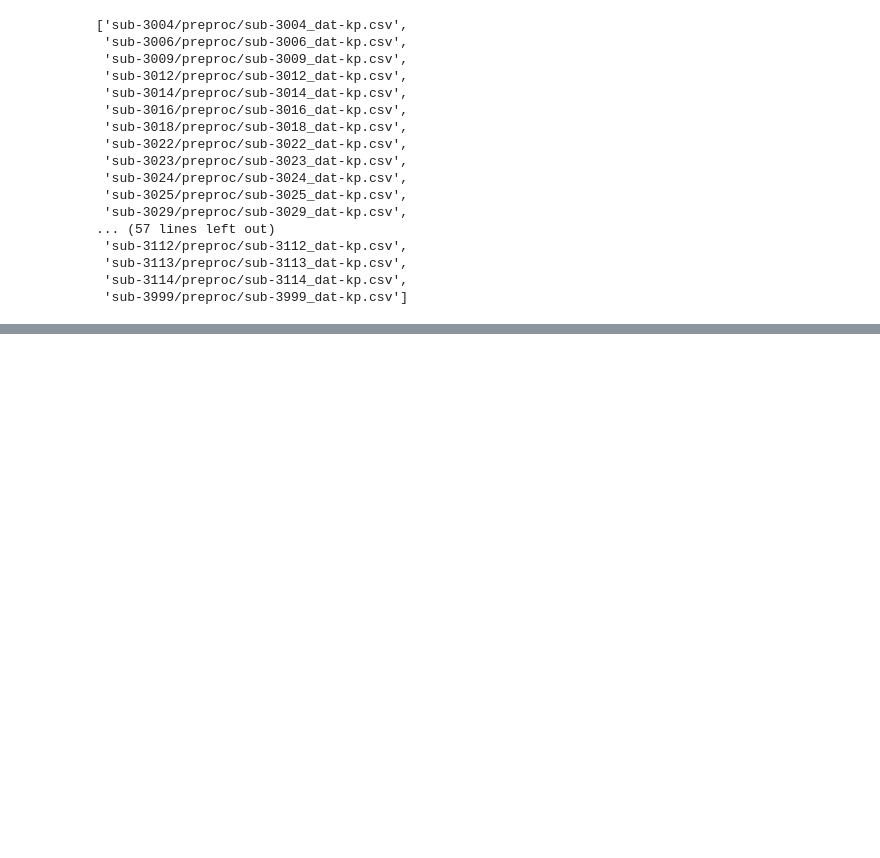
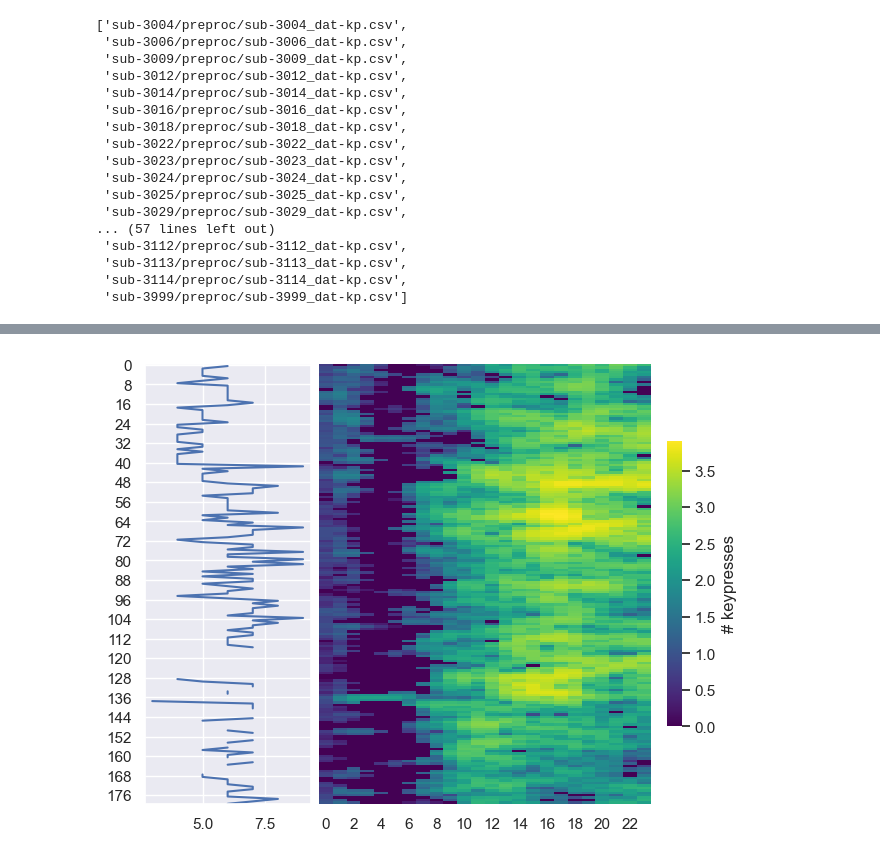
Before and after one commit to Valkje/graph-svd, a Jupyter notebook: clear3_sleep.ipynb, the cells around one changed output, grey strips where cells are left out. Saved outputs shown, nothing was run; the diff lists cells and outputs as text; code cells hidden in the pictures; blank space fills up the shorter version.

Commit message:
Add plots

```diff
--- a/clear3_sleep.ipynb
+++ b/clear3_sleep.ipynb
@@ -80,0 +90,6 @@ array([[ 2.,  0.,  0.],
+# %%
+self_reports = pd.read_csv(join(dat_dir, "clear3daily_20221205.csv"), index_col=0)
+self_reports = self_reports[['id', 'daterated', 'sleepdur_yest', 'SleepLNQuality']]
+self_reports = self_reports.dropna()
+self_reports['daterated'] = self_reports['daterated'].map(lambda d: date.fromisoformat(d))
+self_reports
@@ -80,0 +110,3 @@ array([[ 2.,  0.,  0.],
+# %%
+sr_sub = self_reports.loc[self_reports['id'] == int(subs[2])]
+sr_sub
@@ -80,0 +143,3 @@ array([[ 2.,  0.,  0.],
+# %%
+merged = dfKP.merge(sr_sub, how='outer', left_on='date', right_on='daterated')
+merged
@@ -80,0 +160,3 @@ array([[ 2.,  0.,  0.],
+# %%
+sleep_scores = merged[['dayNumber', 'sleepdur_yest', 'SleepLNQuality']].drop_duplicates()
+sleep_scores
@@ -80,0 +177,15 @@ array([[ 2.,  0.,  0.],
+# %%
+fig = plt.figure(layout="constrained")
+gs = GridSpec(1, 3, fig)
+
+ax1 = fig.add_subplot(gs[0, 0])
+ax2 = fig.add_subplot(gs[0, 1:], sharey=ax1)
+
+ax1.plot(sleep_scores['sleepdur_yest'], sleep_scores['dayNumber'])
+ax1.invert_yaxis()
+# sns.lineplot(sleep_scores, x='dayNumber', y='value', hue='variable', ax=ax2)
+hm = sns.heatmap(svd, cmap='viridis', ax=ax2,
+                 cbar_kws={'label': '# keypresses', 'fraction': 0.043})
+plt.setp(ax2.get_yticklabels(), visible=False);
+# %% [output]
+[figure, added]
```
Also changed, not shown: parts of 16 cells of this notebook.
